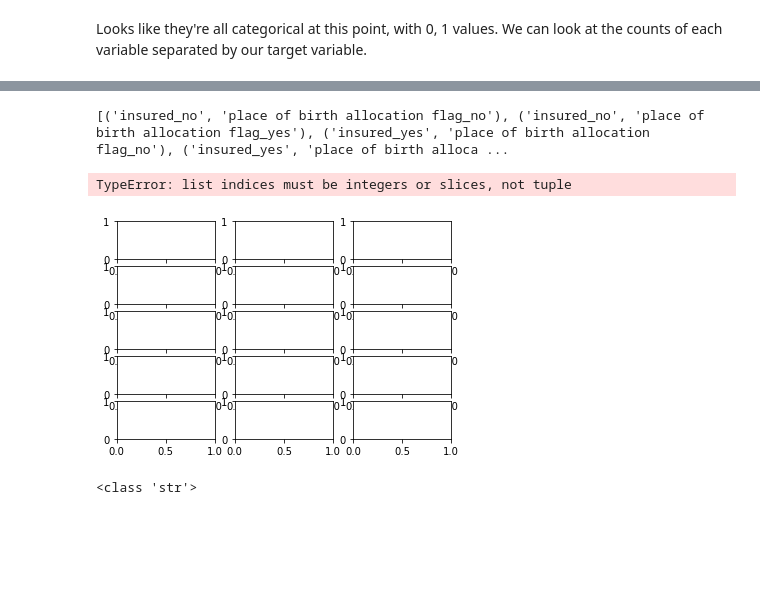
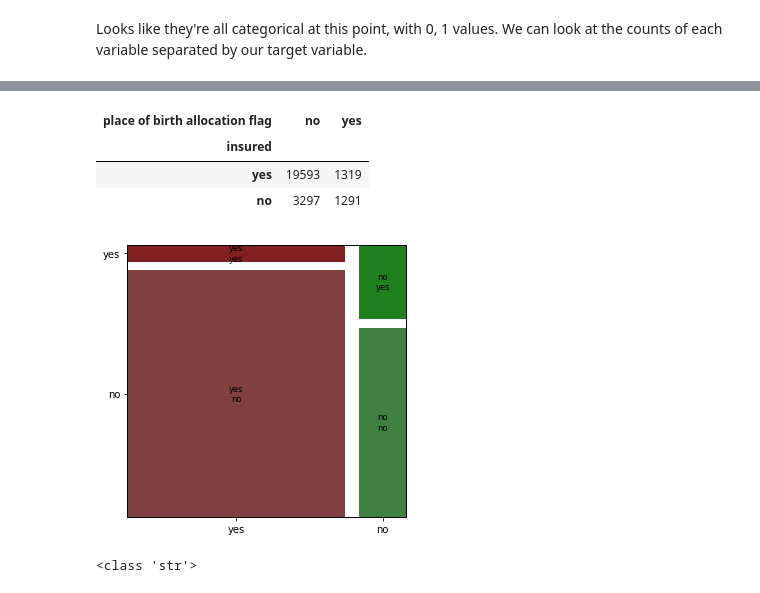
Before and after one commit to kadougherty/census_healthinsurance, a Jupyter notebook: census_healthinsurance_eda.ipynb, the cells around one changed output, grey strips where cells are left out. Saved outputs shown, nothing was run; the diff lists cells and outputs as text; code cells hidden in the pictures; blank space fills up the shorter version.

```diff
--- a/census_healthinsurance_eda.ipynb
+++ b/census_healthinsurance_eda.ipynb
@@ -511,26 +506,0 @@ def make_label_for_mosaic(target_name,predictor_name):
-# %%
-targ_no_yes = [target_name + '_no',target_name + '_yes']
-pred_no_yes = [predictor_name + '_no',predictor_name + '_yes']
-props  = {}
-labelizer = {}
-tups = []
-for t in range(2):
-    for p in range(2):
-        tups.append((targ_no_yes[t],pred_no_yes[p]))
-print(tups)
-# %% [output]
-[('insured_no', 'place of birth allocation flag_no'), ('insured_no', 'place of birth allocation flag_yes'), ('insured_yes', 'place of birth allocation flag_no'), ('insured_yes', 'place of birth alloca ...
-# %%
-n_plots = len(ndf.columns)-1
-fig,ax=plt.subplots(nrows=5,ncols=3)
-predictor_name = 'place of birth allocation flag'
-target_name = 'insured'
-props=make_label_for_mosaic(target_name,predictor_name)
-ax[0].mosaic(ndf,[target_name,predictor_name],properties=props)
-# %% [output]
-TypeError: list indices must be integers or slices, not tuple
-[figure, removed]
-# %%
-mosaic(df1,['not_insured',df1.columns[0]],labelizer=labelizer,properties=props)
-# %% [output]
-<class 'str'>
@@ -539,0 +507,15 @@ mosaic(df1,['not_insured',df1.columns[0]],labelizer=labelizer,properties=props)
+# %%
+cs = pd.crosstab(ndf['insured'],ndf['place of birth allocation flag'])
+cs.rename(columns={1:'yes',0:'no'},index={1:'yes',0:'no'},inplace=True)
+cs
+# %% [output]
+| place of birth allocation flag | no | yes |
+| insured |  |  |
+| yes | 19593 | 1319 |
+| no | 3297 | 1291 |
+# %%
+plt.rcParams["figure.figsize"] = (5,5)
+mosaic(cs.stack(),gap=.05)
+plt.show()
+# %% [output]
+[figure, added]
@@ -539,0 +570,5 @@ mosaic(df1,['not_insured',df1.columns[0]],labelizer=labelizer,properties=props)
+# %%
+codename = get_keys_from_value(codedict,'place of birth allocation flag')
+codename = codename[0]
+# %% [output]
+<class 'str'>
```
Also changed, not shown: parts of 9 cells of this notebook, 6 other files.
